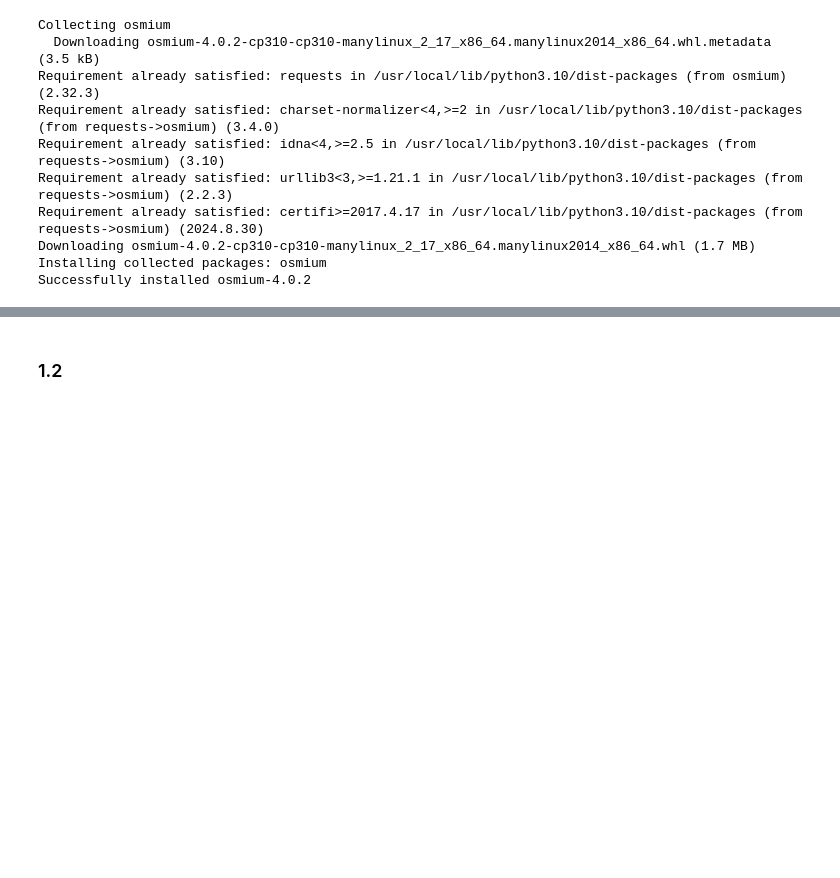
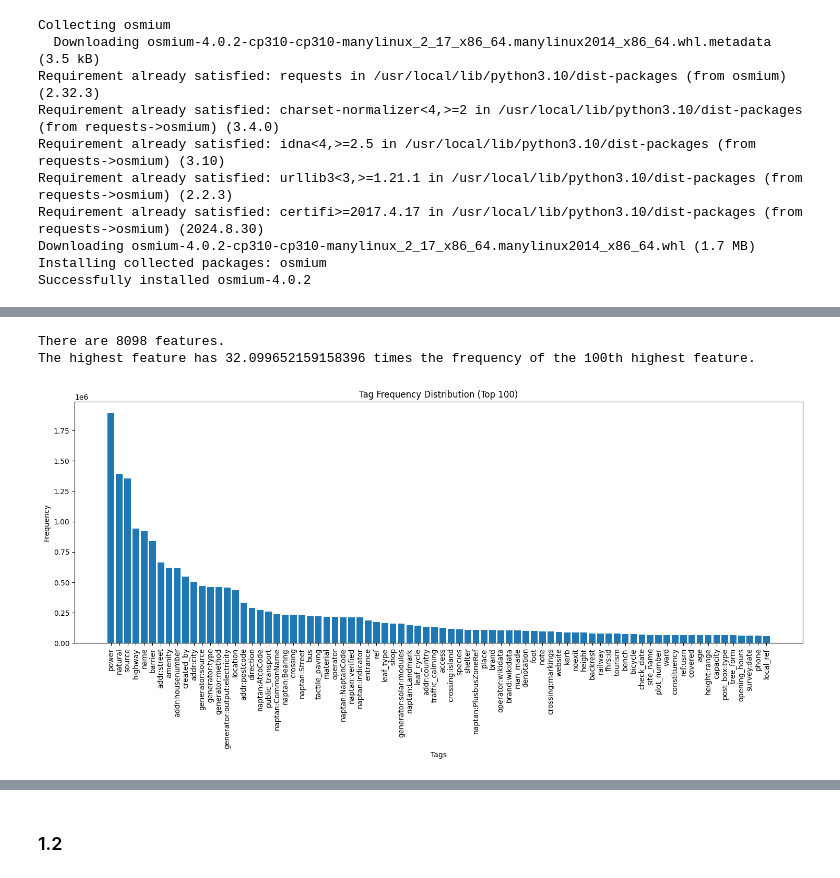
Before and after one commit to chenyilow/cyl68_ads_2024, a Jupyter notebook: _notebooks/ads_course_assessment.ipynb, the cells around one changed output, grey strips where cells are left out. Drawn from its saved outputs; the diff is of its cells as text; code cells hidden in the pictures; blank space fills up the shorter version.

```diff
--- a/_notebooks/ads_course_assessment.ipynb
+++ b/_notebooks/ads_course_assessment.ipynb
@@ -524,6 +339,0 @@ NameError: name 'map_df' is not defined
-# %%
-col = set()
-for tag in map_df["tags"]:
-    col.update(tag.keys())
-col_list = list(col)
-col_list
@@ -553,0 +344,5 @@ map_df_new
+# %%
+with open("united_kingdom-latest.csv", "r") as file:
+    total_rows = sum(1 for _ in file)
+total_rows -= 1
+total_rows
@@ -553,0 +351,16 @@ map_df_new
+# %%
+col = {}
+index = 0
+chunksize = 1000000
+chunks = pd.read_csv("united_kingdom-latest.csv", chunksize=chunksize)
+with open("united_kingdom-latest.csv", "r") as file:
+    total_rows = sum(1 for _ in file)
+total_rows -= 1
+for chunk in chunks:
+    for tag in chunk["tags"]:
+        tag_dict = ast.literal_eval(tag)
+        for key in tag_dict:
+            col[key] = col.get(key, 0) + 1
+    print("Completed rows: {0} to {1}".format(index*chunksize + 1, min((index+1)*chunksize, total_rows)))
+    index += 1
+print("Final dictionary of tag counts:", col)
@@ -553,0 +378,19 @@ map_df_new
+# %%
+sorted_tags = sorted(col.items(), key=lambda x: x[1], reverse=True)
+print("There are", len(col), "features.")
+print("The highest feature has", sorted_tags[0][1] / sorted_tags[79][1], "times the frequency of the 100th highest feature.")
+# %% [output]
+There are 8098 features.
+The highest feature has 32.099652159158396 times the frequency of the 100th highest feature.
+# %%
+import matplotlib.pyplot as plt
+tags, counts = zip(*sorted_tags)
+plt.figure(figsize=(18, 6))
+plt.bar(tags[:80], counts[:80])
+plt.xticks(rotation=90)
+plt.xlabel('Tags')
+plt.ylabel('Frequency')
+plt.title('Tag Frequency Distribution (Top 100)')
+plt.show()
+# %% [output]
+[figure, added]
```
Also changed, not shown: parts of 41 cells of this notebook.
